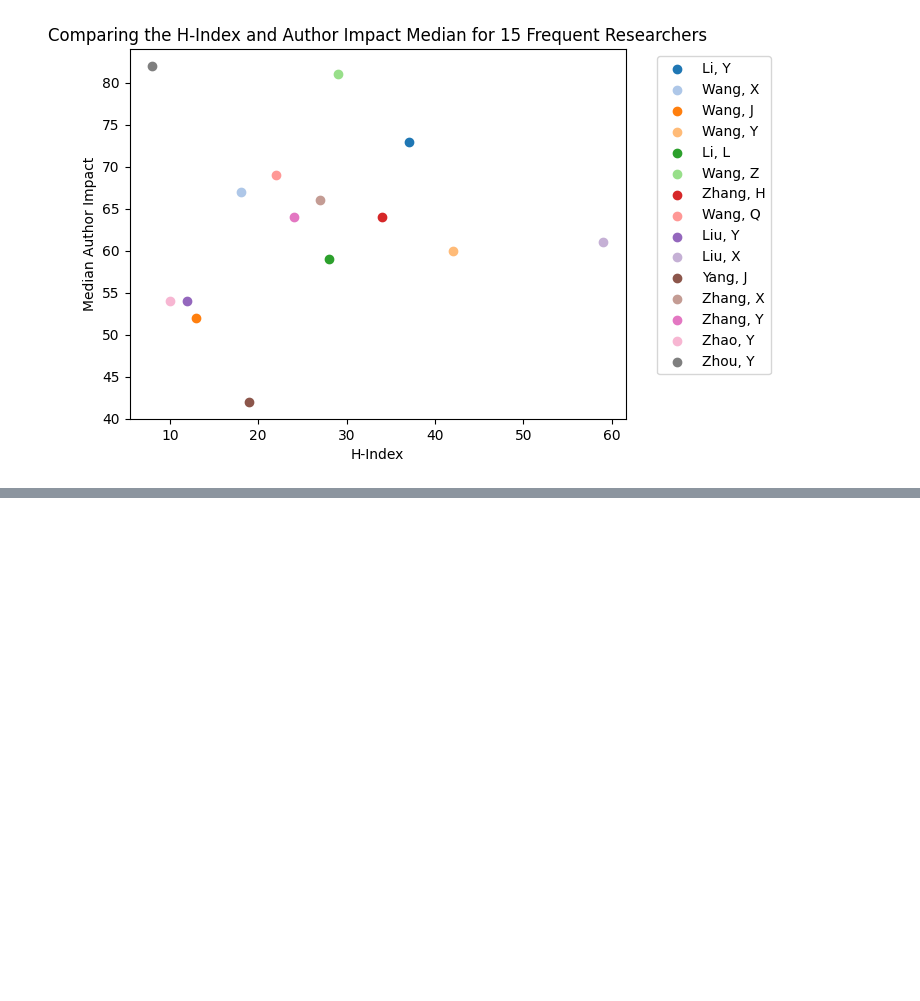
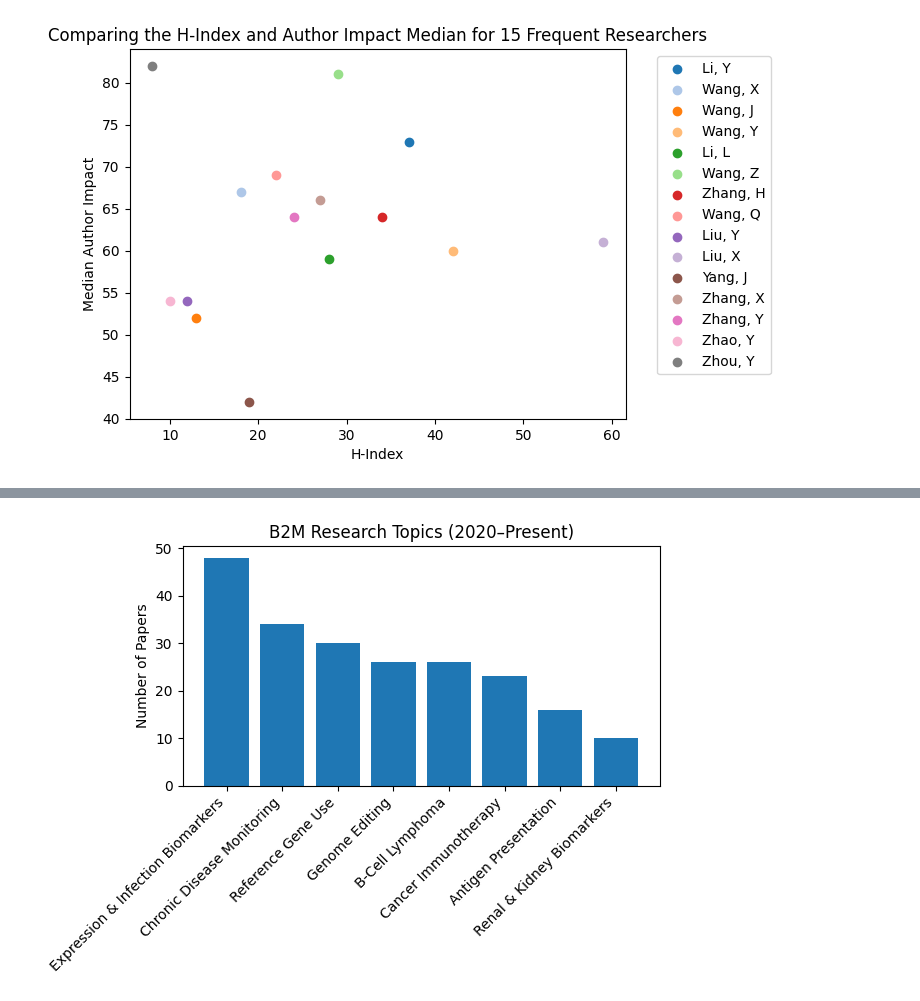
Before and after one commit to LillWawrence/consulting_skills_exam, a Jupyter notebook: mollyconsulting.ipynb, the cells around one changed output, grey strips where cells are left out. Drawn from its saved outputs; the diff is of its cells as text; code cells hidden in the pictures; blank space fills up the shorter version.

Commit message:
Topics of research and top 15

```diff
--- a/mollyconsulting.ipynb
+++ b/mollyconsulting.ipynb
@@ -449,0 +628,27 @@ plt.show()
+# %%
+topic_labels = {
+   0: "Cancer Immunotherapy",
+    1: "Reference Gene Use",
+    2: "Genome Editing",
+    3: "Renal & Kidney Biomarkers",
+    4: "B-Cell Lymphoma",
+    5: "Expression & Infection Biomarkers",
+    6: "Antigen Presentation",
+    7: "Chronic Disease Monitoring"
+}
+articles["dominant_topic_label"] = articles["dominant_topic"].map(topic_labels)
+
+topic_counts = (
+    articles["dominant_topic_label"]
+    .value_counts()
+)
+
+plt.figure()
+plt.bar(topic_counts.index, topic_counts.values)
+plt.xticks(rotation=45, ha="right")
+plt.ylabel("Number of Papers")
+plt.title("B2M Research Topics (2020–Present)")
+plt.tight_layout()
+plt.show()
+# %% [output]
+[figure, added]
```
Also changed, not shown: parts of 5 cells of this notebook.
